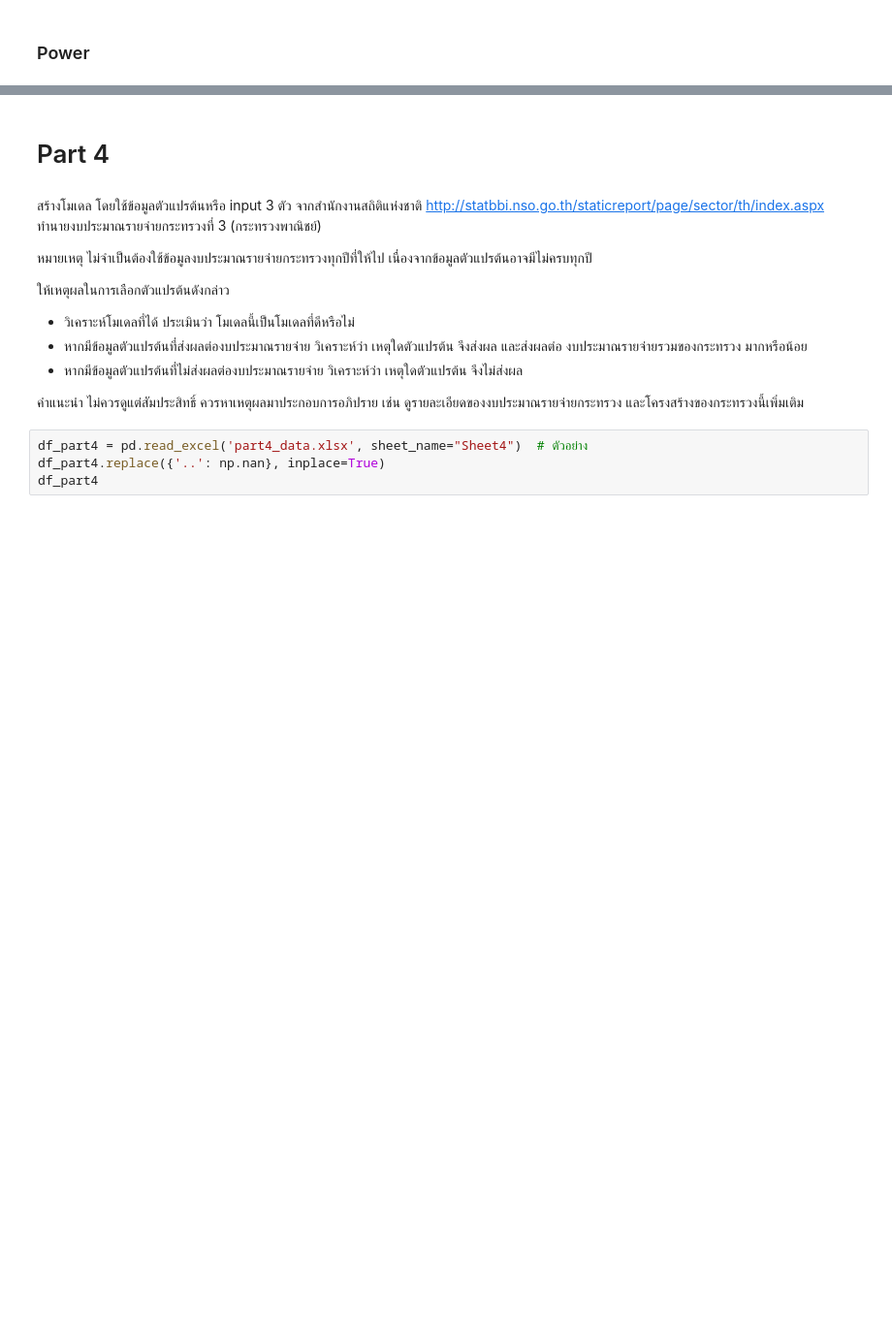
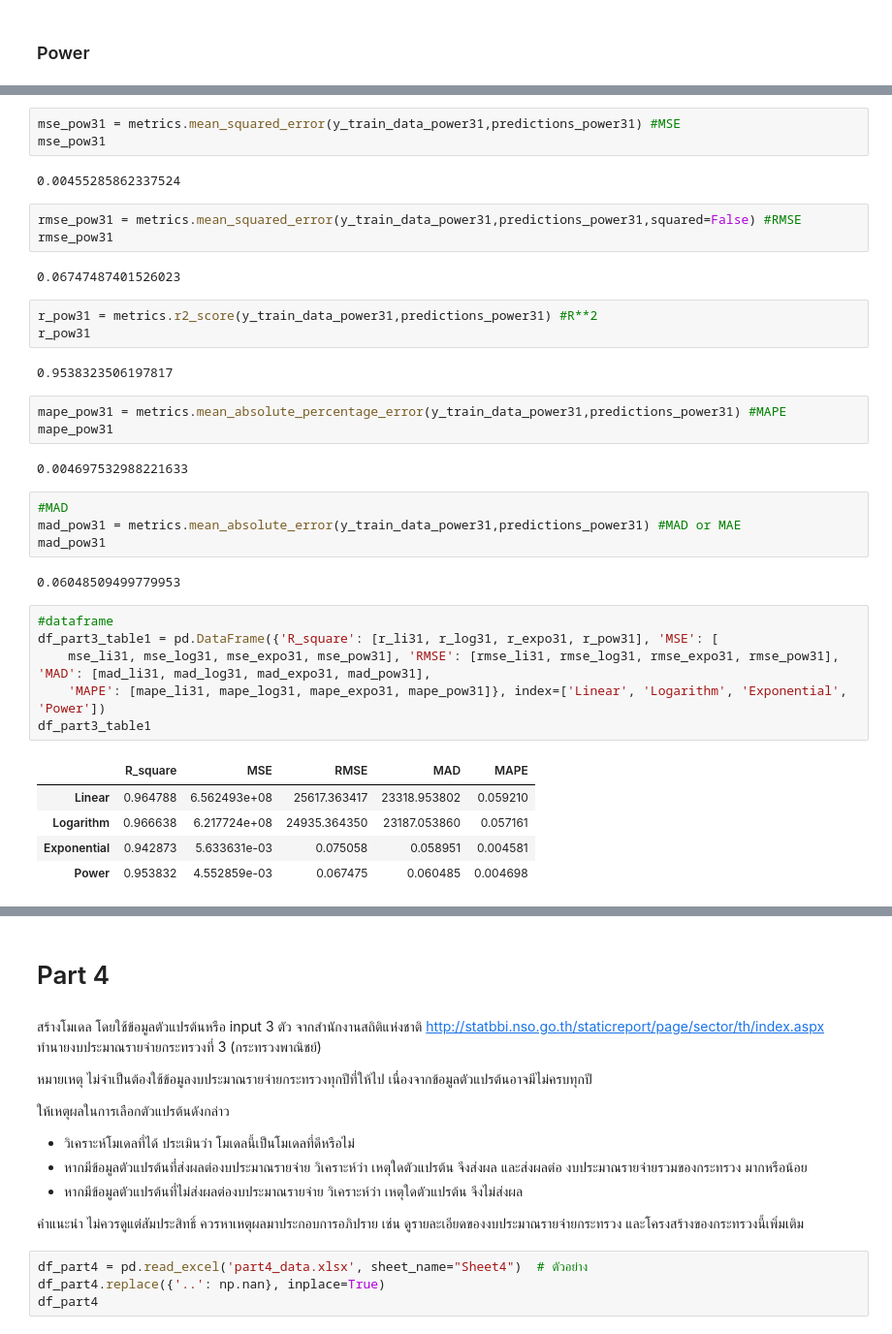
Before and after one commit to pant411/Assignment2_Stat_pp, a Jupyter notebook: part-regression/regression_analysis.ipynb, the cells around one changed output, grey strips where cells are left out. Shown: that part at 97% size. Cells and saved outputs as stored; diff of their text form; blank space fills up the shorter version.

```diff
--- a/part-regression/regression_analysis.ipynb
+++ b/part-regression/regression_analysis.ipynb
@@ -550,0 +563,38 @@ metrics.mean_absolute_percentage_error(y_train_data_power,predictions_power) #MA
+# %%
+mse_pow31 = metrics.mean_squared_error(y_train_data_power31,predictions_power31) #MSE
+mse_pow31
+# %% [output]
+0.00455285862337524
+# %%
+rmse_pow31 = metrics.mean_squared_error(y_train_data_power31,predictions_power31,squared=False) #RMSE
+rmse_pow31
+# %% [output]
+0.06747487401526023
+# %%
+r_pow31 = metrics.r2_score(y_train_data_power31,predictions_power31) #R**2
+r_pow31
+# %% [output]
+0.9538323506197817
+# %%
+mape_pow31 = metrics.mean_absolute_percentage_error(y_train_data_power31,predictions_power31) #MAPE
+mape_pow31
+# %% [output]
+0.004697532988221633
+# %%
+#MAD
+mad_pow31 = metrics.mean_absolute_error(y_train_data_power31,predictions_power31) #MAD or MAE
+mad_pow31
+# %% [output]
+0.06048509499779953
+# %%
+#dataframe
+df_part3_table1 = pd.DataFrame({'R_square': [r_li31, r_log31, r_expo31, r_pow31], 'MSE': [
+    mse_li31, mse_log31, mse_expo31, mse_pow31], 'RMSE': [rmse_li31, rmse_log31, rmse_expo31, rmse_pow31], 'MAD': [mad_li31, mad_log31, mad_expo31, mad_pow31],
+    'MAPE': [mape_li31, mape_log31, mape_expo31, mape_pow31]}, index=['Linear', 'Logarithm', 'Exponential', 'Power'])
+df_part3_table1
+# %% [output]
+|  | R_square | MSE | RMSE | MAD | MAPE |
+| Linear | 0.964788 | 6.562493e+08 | 25617.363417 | 23318.953802 | 0.059210 |
+| Logarithm | 0.966638 | 6.217724e+08 | 24935.364350 | 23187.053860 | 0.057161 |
+| Exponential | 0.942873 | 5.633631e-03 | 0.075058 | 0.058951 | 0.004581 |
+| Power | 0.953832 | 4.552859e-03 | 0.067475 | 0.060485 | 0.004698 |
```
Also changed, not shown: parts of 110 cells of this notebook, 2 other files.
